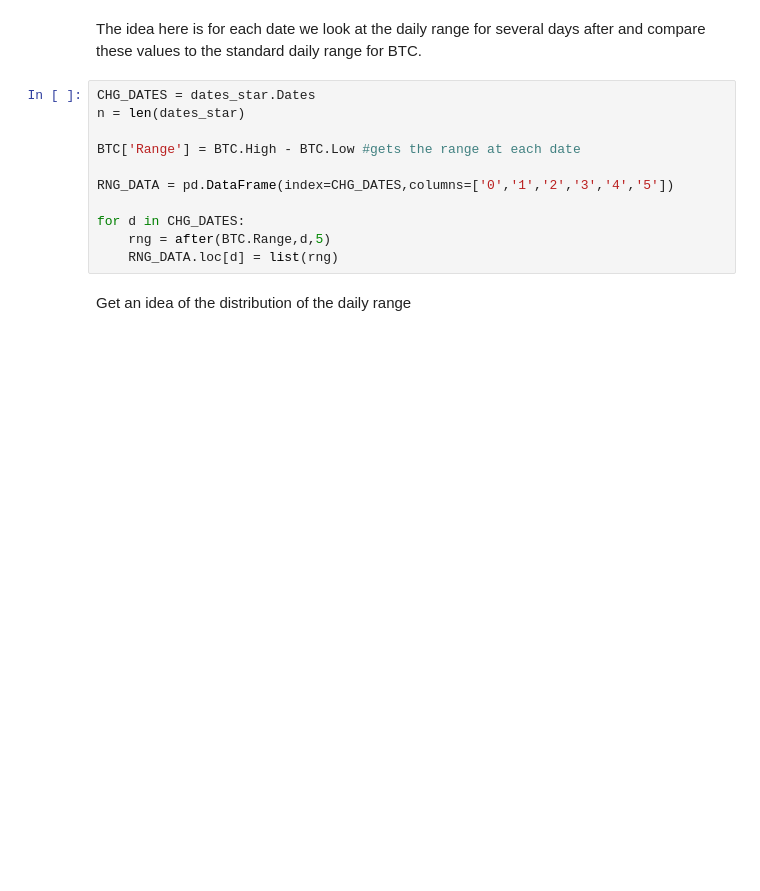
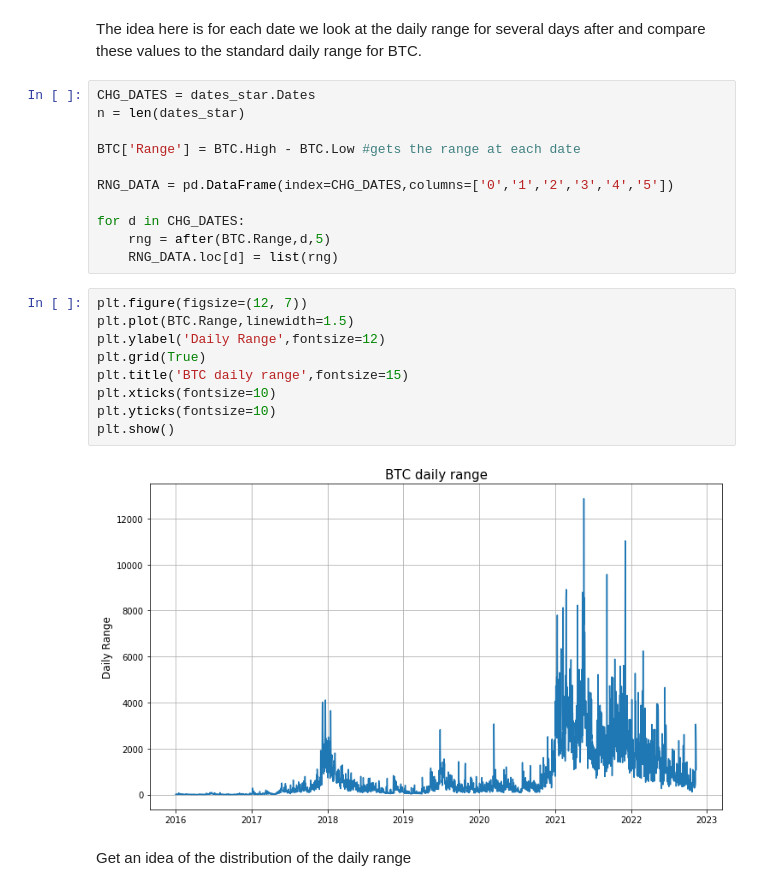
Before and after one commit to CameronStorey/DigitalTools_project, a Jupyter notebook: research_project/notebooks/Analysis.ipynb, the cells around one changed output. Saved outputs shown, nothing was run; the diff lists cells and outputs as text; blank space fills up the shorter version.

```diff
--- a/research_project/notebooks/Analysis.ipynb
+++ b/research_project/notebooks/Analysis.ipynb
@@ -306,6 +345,17 @@ RNG_DATA = pd.DataFrame(index=CHG_DATES,columns=['0','1','2','3','4','5'])
 for d in CHG_DATES:
     rng = after(BTC.Range,d,5)
     RNG_DATA.loc[d] = list(rng)
+# %%
+plt.figure(figsize=(12, 7))
+plt.plot(BTC.Range,linewidth=1.5)
+plt.ylabel('Daily Range',fontsize=12)
+plt.grid(True)
+plt.title('BTC daily range',fontsize=15)
+plt.xticks(fontsize=10)
+plt.yticks(fontsize=10)
+plt.show()
+# %% [output]
+[figure, added]
 # %% [markdown]
 Get an idea of the distribution of the daily range
 # %%
```
Also changed, not shown: parts of 5 cells of this notebook.
